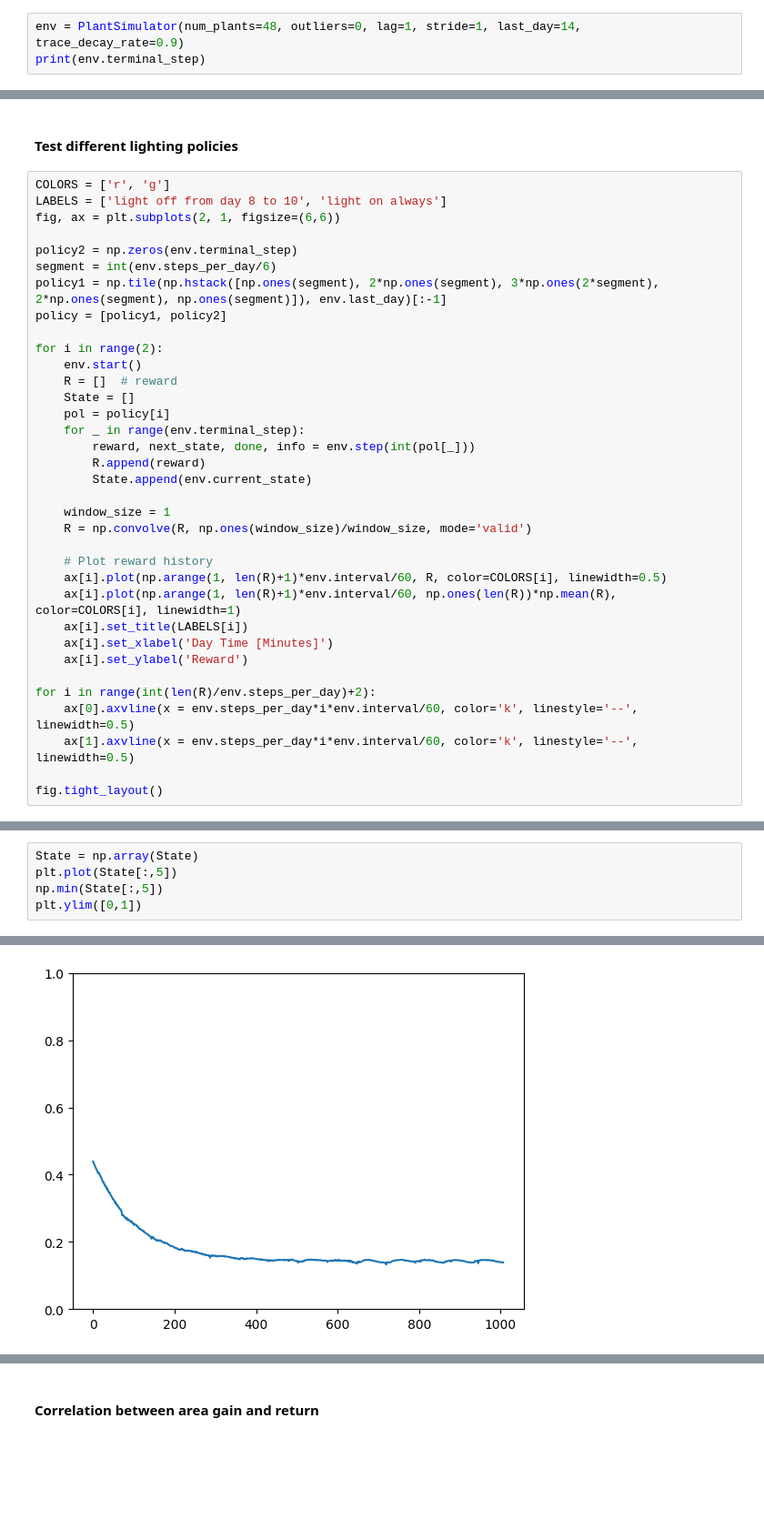
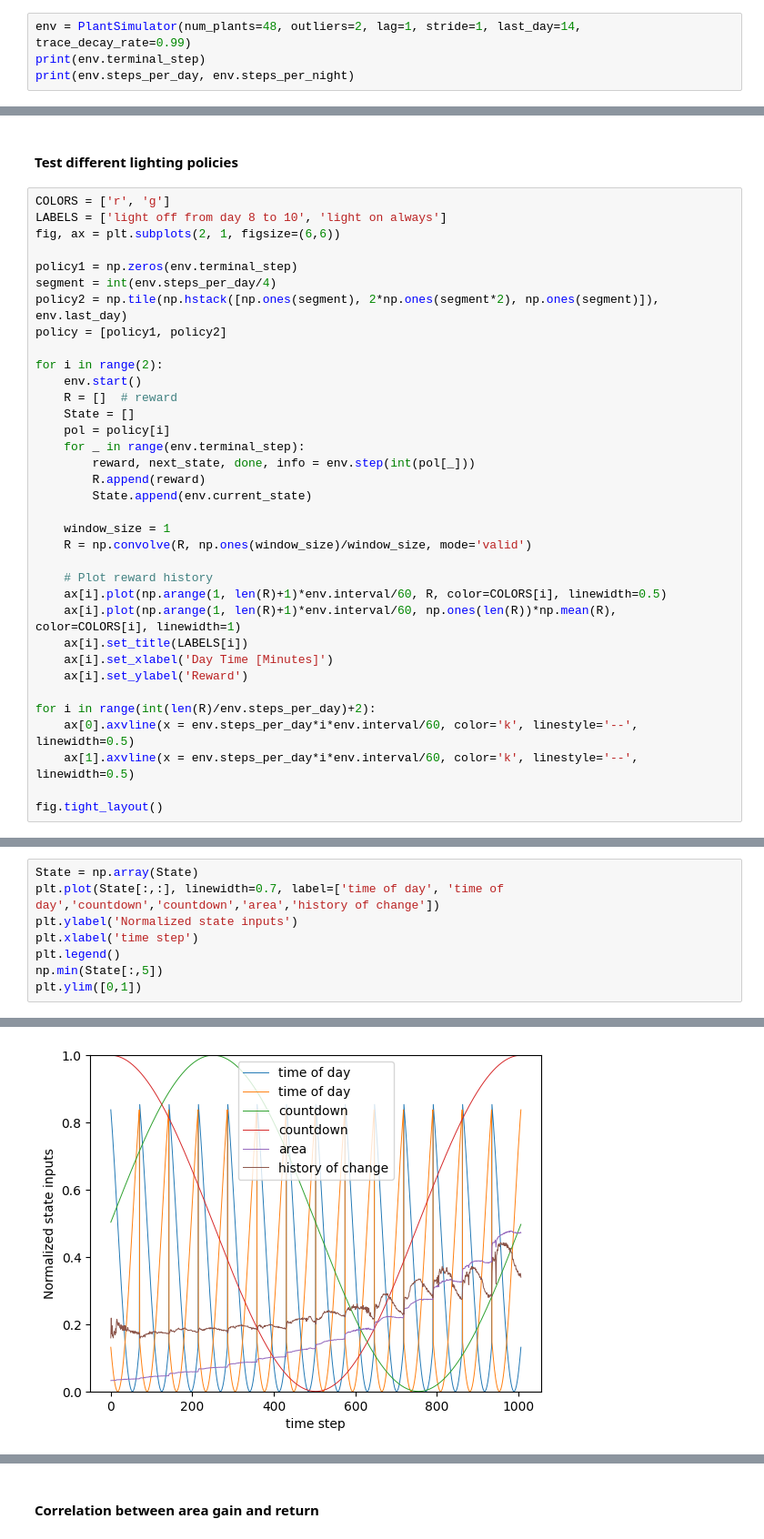
Before and after one commit to steventango/plant-rl, a Jupyter notebook: analysis/test_MultiPlantSim.ipynb, the cells around one changed output, grey strips where cells are left out. Shown at 91% size. Cells and saved outputs as stored; diff of their text form; blank space fills up the shorter version.

Commit message:
updated plantsim for overnight trace

```diff
--- a/analysis/test_MultiPlantSim.ipynb
+++ b/analysis/test_MultiPlantSim.ipynb
@@ -3,7 +3,8 @@ from environments.PlantSimulator import PlantSimulator
 import numpy as np
 import matplotlib.pyplot as plt
 # %%
-env = PlantSimulator(num_plants=48, outliers=0, lag=1, stride=1, last_day=14, trace_decay_rate=0.9)
+env = PlantSimulator(num_plants=48, outliers=2, lag=1, stride=1, last_day=14, trace_decay_rate=0.99)
 print(env.terminal_step)
+print(env.steps_per_day, env.steps_per_night)
 # %% [output]
 1007
@@ -14,9 +16,9 @@ COLORS = ['r', 'g']
 LABELS = ['light off from day 8 to 10', 'light on always']
 fig, ax = plt.subplots(2, 1, figsize=(6,6))
 
-policy2 = np.zeros(env.terminal_step)
-segment = int(env.steps_per_day/6)
-policy1 = np.tile(np.hstack([np.ones(segment), 2*np.ones(segment), 3*np.ones(2*segment), 2*np.ones(segment), np.ones(segment)]), env.last_day)[:-1]
+policy1 = np.zeros(env.terminal_step)
+segment = int(env.steps_per_day/4)
+policy2 = np.tile(np.hstack([np.ones(segment), 2*np.ones(segment*2), np.ones(segment)]), env.last_day)
 policy = [policy1, policy2]
 
 for i in range(2):
@@ -49,11 +51,14 @@ fig.tight_layout()
 # %%
 State = np.array(State)
-plt.plot(State[:,5])
+plt.plot(State[:,:], linewidth=0.7, label=['time of day', 'time of day','countdown','countdown','area','history of change'])
+plt.ylabel('Normalized state inputs')
+plt.xlabel('time step')
+plt.legend()
 np.min(State[:,5])
 plt.ylim([0,1])
 # %% [output]
 (0.0, 1.0)
-[figure, old version]
+[figure, new version]
 # %%
 COLORS = ['r', 'g', 'b']
 off_prob = [1, 0.5, 0]
```
Also changed, not shown: parts of 4 cells of this notebook, 2 other files.
